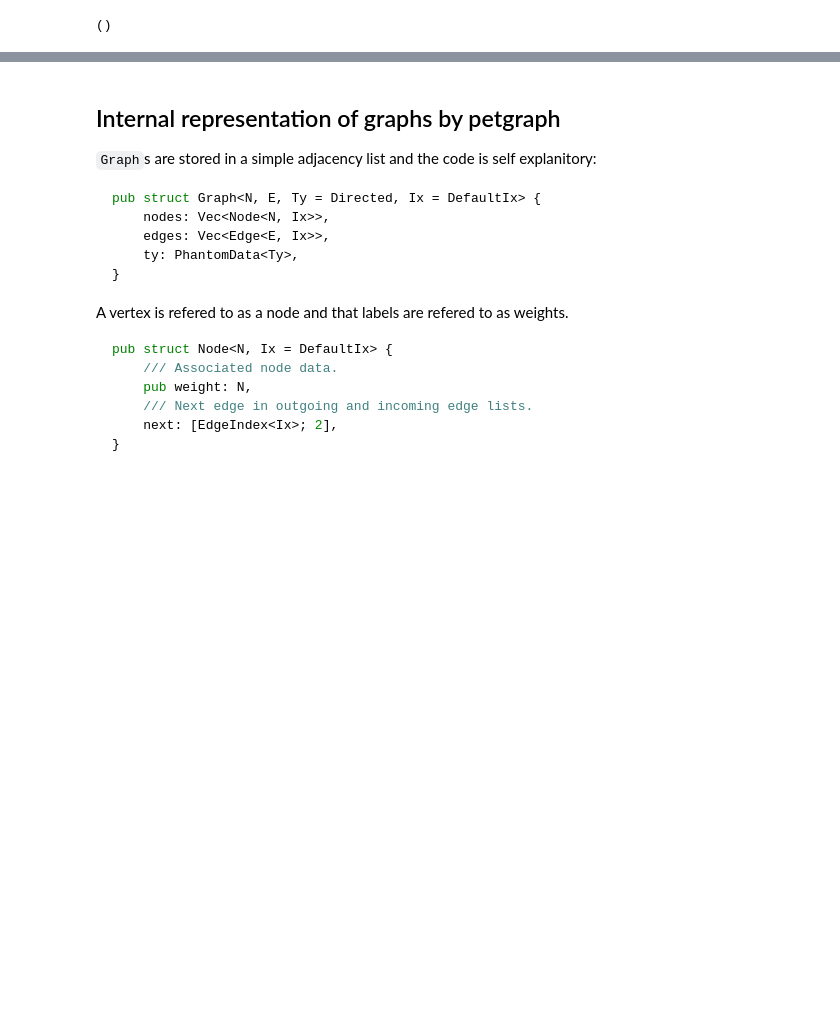
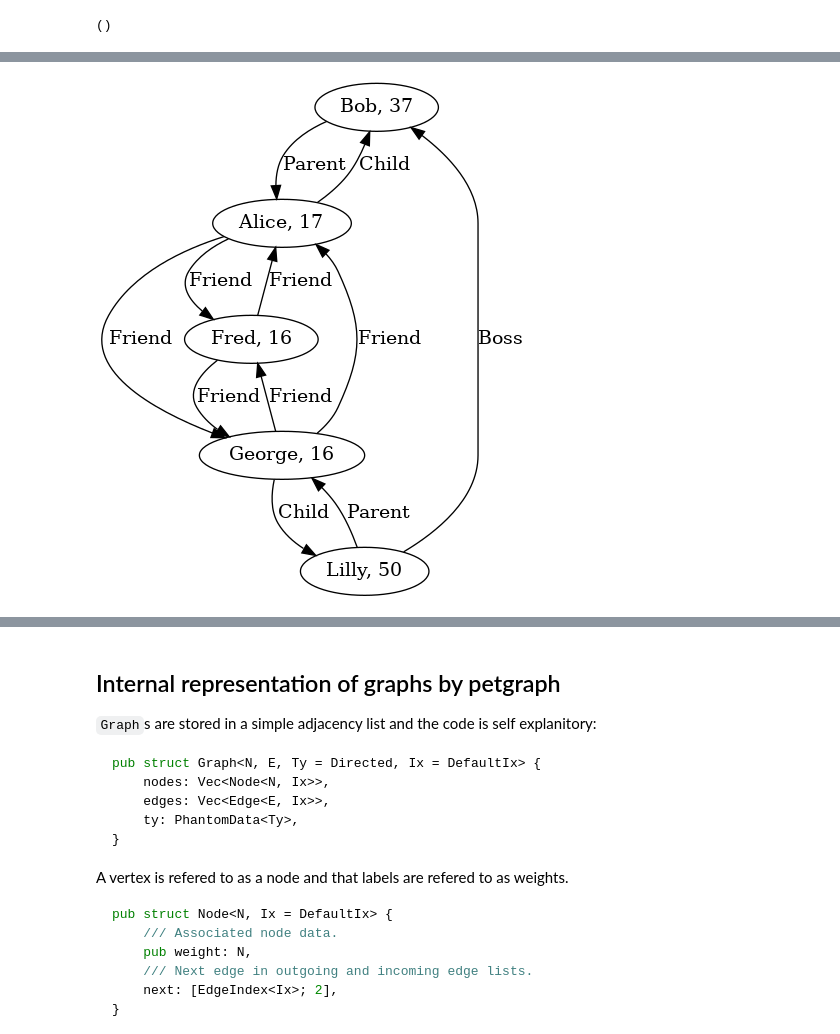
Before and after one commit to timthelion/rust-jupyter, a Jupyter notebook: pegraph_review.ipynb, the cells around one changed output, grey strips where cells are left out. Saved outputs shown, nothing was run; the diff lists cells and outputs as text; code cells hidden in the pictures; blank space fills up the shorter version.

```diff
--- a/pegraph_review.ipynb
+++ b/pegraph_review.ipynb
@@ -643 +660,21 @@ For a while I didn't understand how this works. What is happening here, is that
+# %%
+let mut bdsg = original_social_graph.clone(); //bidirectional_social_graph
+for edge_ix in bdsg.edge_indices() {
+    let (source, dest) = bdsg.edge_endpoints(edge_ix).unwrap();
+    match *bdsg.edge_weight(edge_ix).unwrap() {
+        Relationship::Parent => {
+                bdsg.add_edge(dest, source, Relationship::Child);
+        },
+        Relationship::Friend => {
+                bdsg.add_edge(dest, source, Relationship::Friend);
+        },
+        Relationship::Sibling => {
+                bdsg.add_edge(dest, source, Relationship::Sibling);
+        },
+        _ => (),
+    }
+}
+draw_graph(&bdsg);
+# %% [output]
+[figure, added]
 # %%
```
Also changed, not shown: parts of 13 cells of this notebook.
